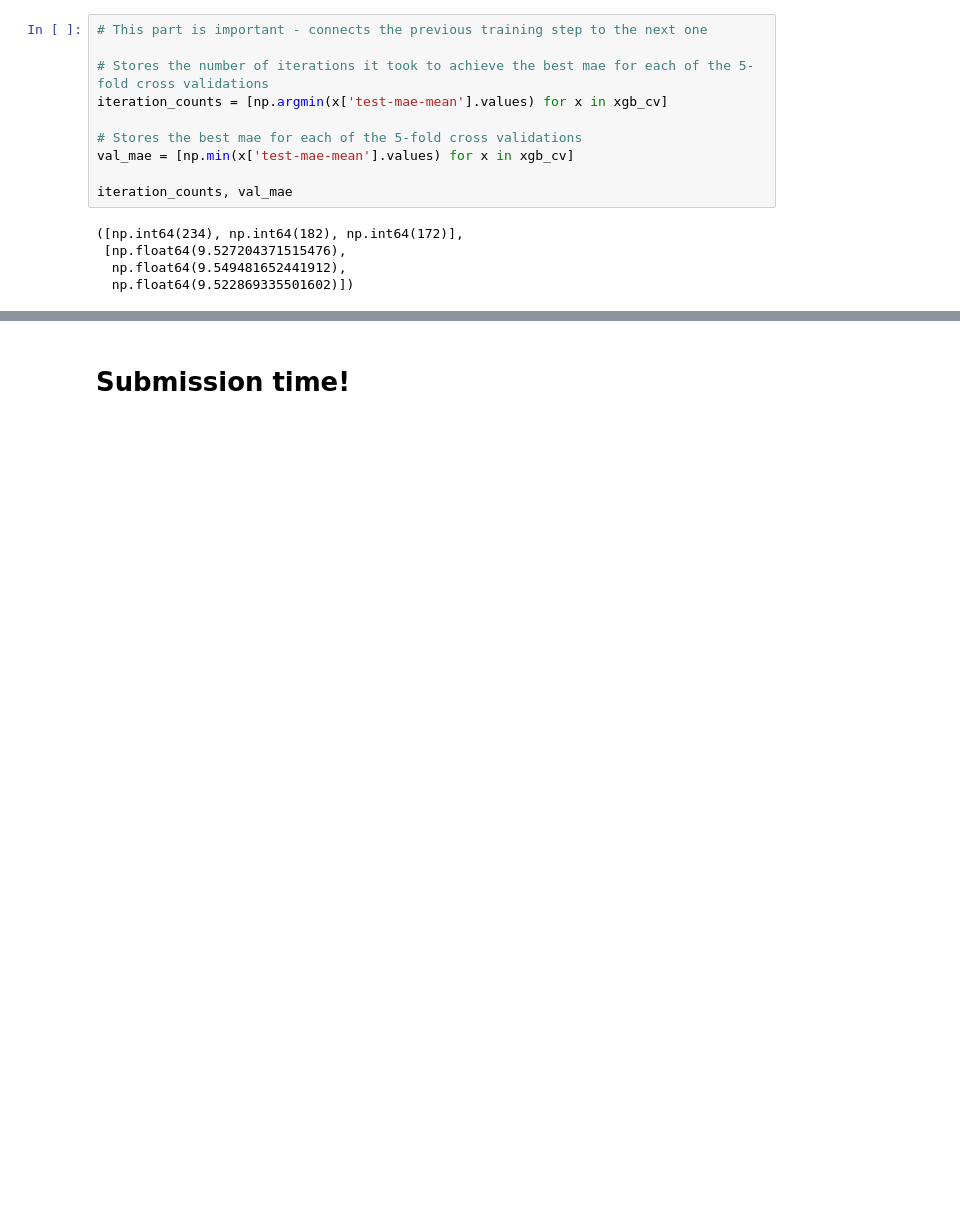
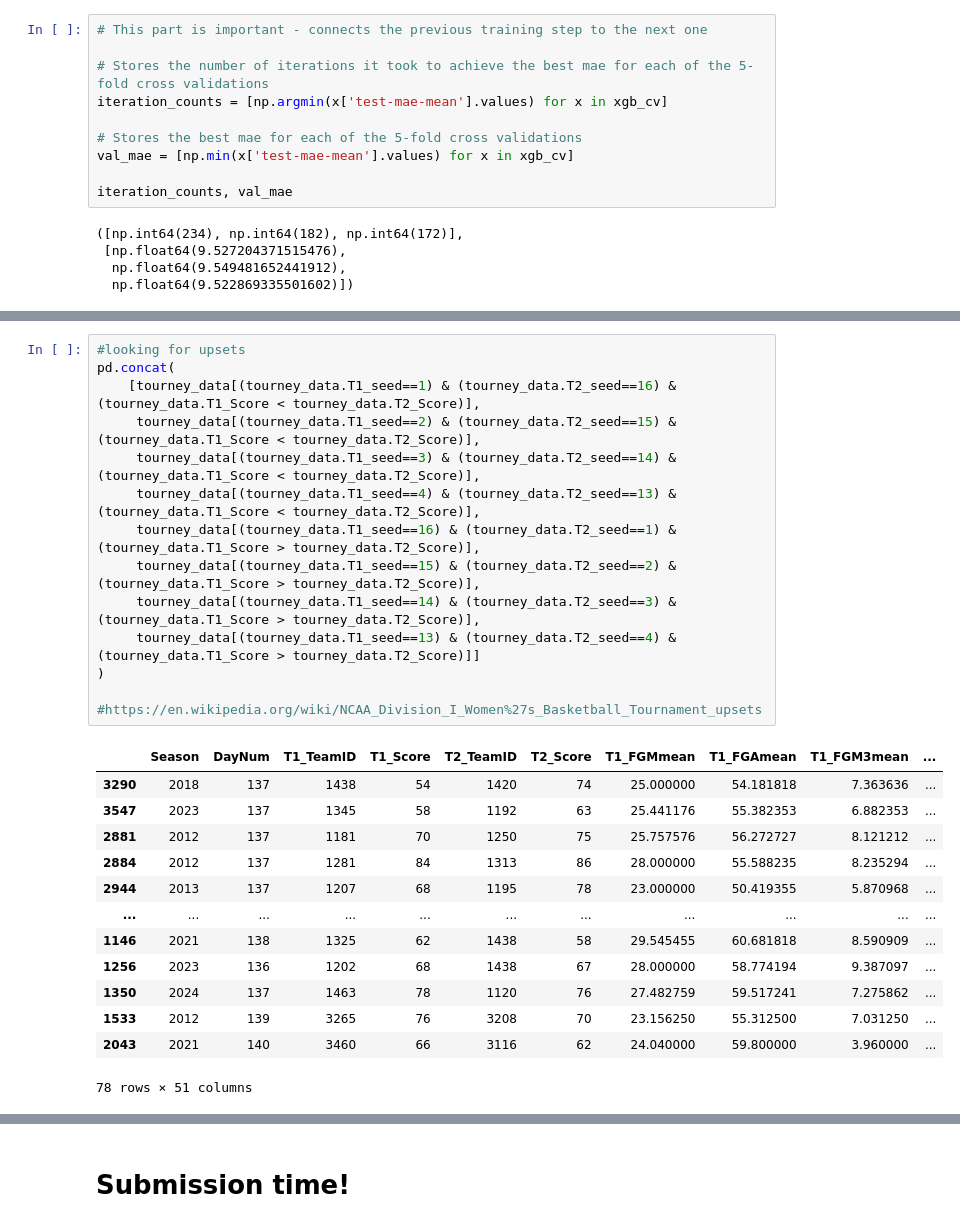
Before and after one commit to brendanlapuma/mmadness-2025, a Jupyter notebook: 2023-winner.ipynb, the cells around one changed output, grey strips where cells are left out. Saved outputs shown, nothing was run; the diff lists cells and outputs as text; blank space fills up the shorter version.

```diff
--- a/2023-winner.ipynb
+++ b/2023-winner.ipynb
@@ -725,0 +783,28 @@ plt.plot(plot_df.pred_int,plot_df.average_win_pct)
+# %%
+#looking for upsets
+pd.concat(
+    [tourney_data[(tourney_data.T1_seed==1) & (tourney_data.T2_seed==16) & (tourney_data.T1_Score < tourney_data.T2_Score)],
+     tourney_data[(tourney_data.T1_seed==2) & (tourney_data.T2_seed==15) & (tourney_data.T1_Score < tourney_data.T2_Score)],
+     tourney_data[(tourney_data.T1_seed==3) & (tourney_data.T2_seed==14) & (tourney_data.T1_Score < tourney_data.T2_Score)],
+     tourney_data[(tourney_data.T1_seed==4) & (tourney_data.T2_seed==13) & (tourney_data.T1_Score < tourney_data.T2_Score)],
+     tourney_data[(tourney_data.T1_seed==16) & (tourney_data.T2_seed==1) & (tourney_data.T1_Score > tourney_data.T2_Score)],
+     tourney_data[(tourney_data.T1_seed==15) & (tourney_data.T2_seed==2) & (tourney_data.T1_Score > tourney_data.T2_Score)],
+     tourney_data[(tourney_data.T1_seed==14) & (tourney_data.T2_seed==3) & (tourney_data.T1_Score > tourney_data.T2_Score)],
+     tourney_data[(tourney_data.T1_seed==13) & (tourney_data.T2_seed==4) & (tourney_data.T1_Score > tourney_data.T2_Score)]]
+)
+
+#https://en.wikipedia.org/wiki/NCAA_Division_I_Women%27s_Basketball_Tournament_upsets
+# %% [output]
+|  | Season | DayNum | T1_TeamID | T1_Score | T2_TeamID | T2_Score | T1_FGMmean | T1_FGAmean | T1_FGM3mean | ... |
+| 3290 | 2018 | 137 | 1438 | 54 | 1420 | 74 | 25.000000 | 54.181818 | 7.363636 | ... |
+| 3547 | 2023 | 137 | 1345 | 58 | 1192 | 63 | 25.441176 | 55.382353 | 6.882353 | ... |
+| 2881 | 2012 | 137 | 1181 | 70 | 1250 | 75 | 25.757576 | 56.272727 | 8.121212 | ... |
+| 2884 | 2012 | 137 | 1281 | 84 | 1313 | 86 | 28.000000 | 55.588235 | 8.235294 | ... |
+| 2944 | 2013 | 137 | 1207 | 68 | 1195 | 78 | 23.000000 | 50.419355 | 5.870968 | ... |
+| ... | ... | ... | ... | ... | ... | ... | ... | ... | ... | ... |
+| 1146 | 2021 | 138 | 1325 | 62 | 1438 | 58 | 29.545455 | 60.681818 | 8.590909 | ... |
+| 1256 | 2023 | 136 | 1202 | 68 | 1438 | 67 | 28.000000 | 58.774194 | 9.387097 | ... |
+| 1350 | 2024 | 137 | 1463 | 78 | 1120 | 76 | 27.482759 | 59.517241 | 7.275862 | ... |
+| 1533 | 2012 | 139 | 3265 | 76 | 3208 | 70 | 23.156250 | 55.312500 | 7.031250 | ... |
+| 2043 | 2021 | 140 | 3460 | 66 | 3116 | 62 | 24.040000 | 59.800000 | 3.960000 | ... |
+78 rows × 51 columns
```
Also changed, not shown: parts of 10 cells of this notebook.
